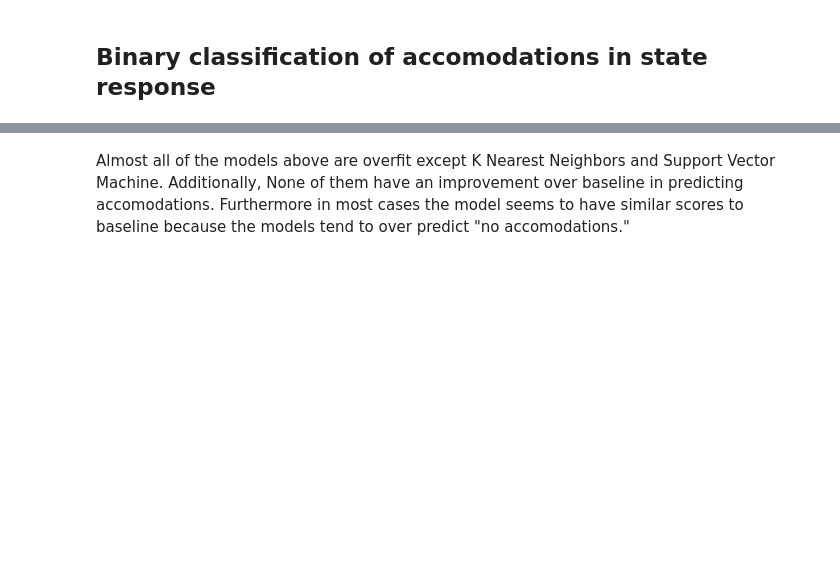
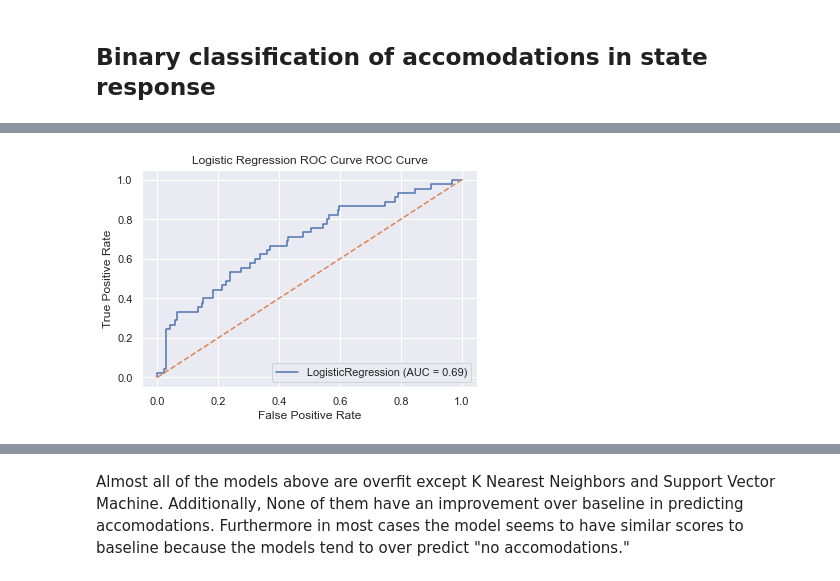
Before and after one commit to 1aaronh/worldwide_protest_analysis, a Jupyter notebook: code/South America Protest Trends.ipynb, the cells around one changed output, grey strips where cells are left out. Drawn from its saved outputs; the diff is of its cells as text; code cells hidden in the pictures; blank space fills up the shorter version.

```diff
--- a/code/South America Protest Trends.ipynb
+++ b/code/South America Protest Trends.ipynb
@@ -128,5 +115,7 @@ Precision:   0.23076923076923078
 # %%
-# cl.roc_curve(logreg_bin, 'Logistic Regression ROC Curve', X_test_sc, y_test)
+cl.roc_curve(logreg_bin, 'Logistic Regression ROC Curve', X_test_sc, y_test)
+# %% [output]
+[figure, added]
 # %%
 knn_bin = KNeighborsClassifier()
 cl.scoring_class(knn_bin, X_train_sc, y_train, X_test_sc, y_test)
```
Also changed, not shown: parts of 22 cells of this notebook.
